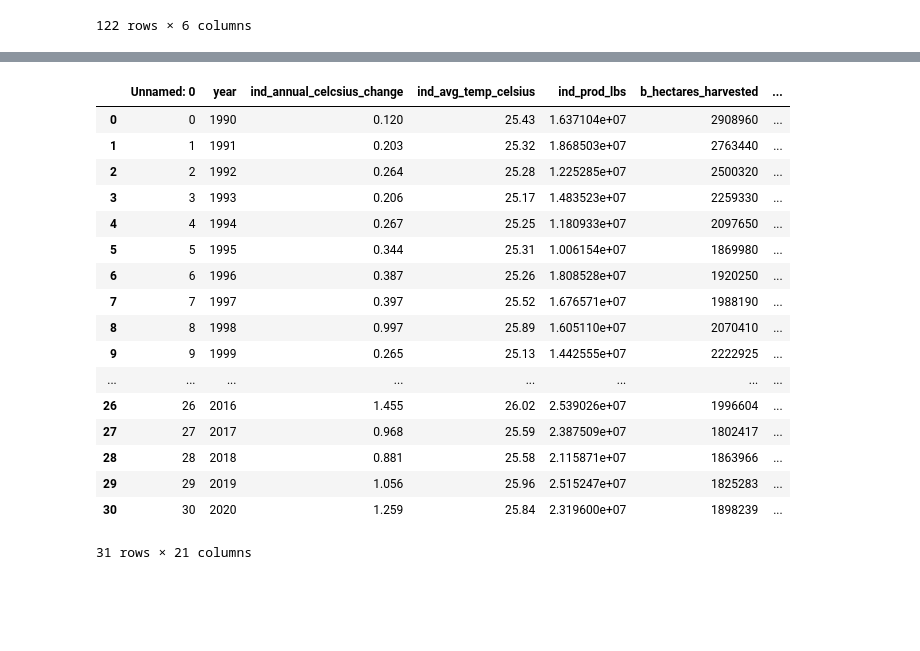
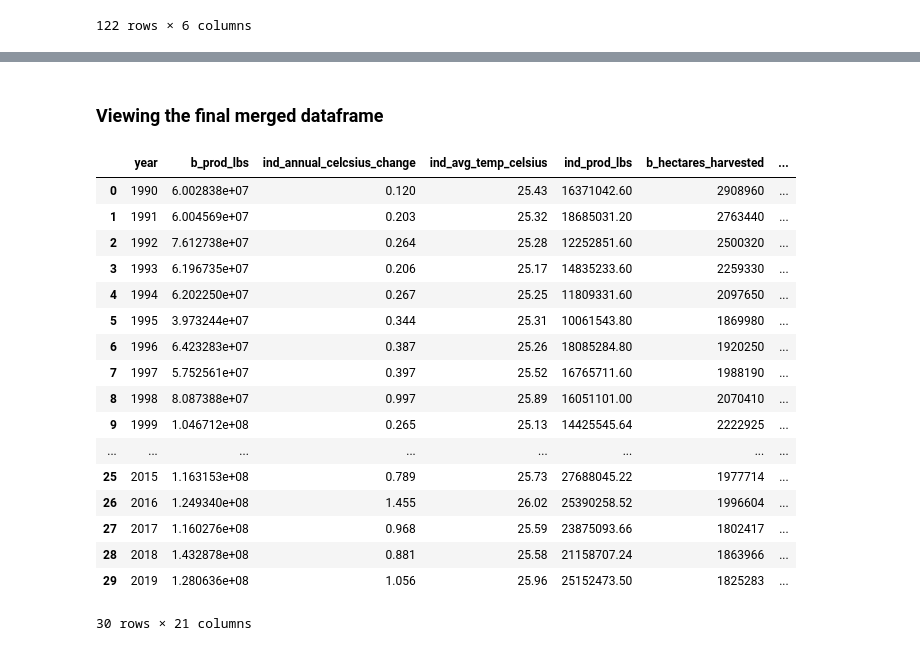
Before and after one commit to sanghyuns/Climate_Change_vs_Coffee_Production, a Jupyter notebook: Shawn.ipynb, the cells around one changed output, grey strips where cells are left out. Saved outputs shown, nothing was run; the diff lists cells and outputs as text; code cells hidden in the pictures; blank space fills up the shorter version.

```diff
--- a/Shawn.ipynb
+++ b/Shawn.ipynb
@@ -265,21 +277,25 @@ cleaned_merged_df2['e_avg_temp'] = ethiopia_df['e_avg_temp']
-# %%
-cleaned_merged_df2.to_csv
-# %% [output]
-|  | Unnamed: 0 | year | ind_annual_celcsius_change | ind_avg_temp_celsius | ind_prod_lbs | b_hectares_harvested | ... |
-| 0 | 0 | 1990 | 0.120 | 25.43 | 1.637104e+07 | 2908960 | ... |
-| 1 | 1 | 1991 | 0.203 | 25.32 | 1.868503e+07 | 2763440 | ... |
-| 2 | 2 | 1992 | 0.264 | 25.28 | 1.225285e+07 | 2500320 | ... |
-| 3 | 3 | 1993 | 0.206 | 25.17 | 1.483523e+07 | 2259330 | ... |
-| 4 | 4 | 1994 | 0.267 | 25.25 | 1.180933e+07 | 2097650 | ... |
-| 5 | 5 | 1995 | 0.344 | 25.31 | 1.006154e+07 | 1869980 | ... |
-| 6 | 6 | 1996 | 0.387 | 25.26 | 1.808528e+07 | 1920250 | ... |
-| 7 | 7 | 1997 | 0.397 | 25.52 | 1.676571e+07 | 1988190 | ... |
-| 8 | 8 | 1998 | 0.997 | 25.89 | 1.605110e+07 | 2070410 | ... |
-| 9 | 9 | 1999 | 0.265 | 25.13 | 1.442555e+07 | 2222925 | ... |
-| ... | ... | ... | ... | ... | ... | ... | ... |
-| 26 | 26 | 2016 | 1.455 | 26.02 | 2.539026e+07 | 1996604 | ... |
-| 27 | 27 | 2017 | 0.968 | 25.59 | 2.387509e+07 | 1802417 | ... |
-| 28 | 28 | 2018 | 0.881 | 25.58 | 2.115871e+07 | 1863966 | ... |
-| 29 | 29 | 2019 | 1.056 | 25.96 | 2.515247e+07 | 1825283 | ... |
-| 30 | 30 | 2020 | 1.259 | 25.84 | 2.319600e+07 | 1898239 | ... |
-31 rows × 21 columns
+# %% [markdown]
+### Viewing the final merged dataframe
+# %%
+final_df = pd.read_csv('./data/cleaned_merged_df4.csv', index_col=0)
+# %%
+final_df
+# %% [output]
+|  | year | b_prod_lbs | ind_annual_celcsius_change | ind_avg_temp_celsius | ind_prod_lbs | b_hectares_harvested | ... |
+| 0 | 1990 | 6.002838e+07 | 0.120 | 25.43 | 16371042.60 | 2908960 | ... |
+| 1 | 1991 | 6.004569e+07 | 0.203 | 25.32 | 18685031.20 | 2763440 | ... |
+| 2 | 1992 | 7.612738e+07 | 0.264 | 25.28 | 12252851.60 | 2500320 | ... |
+| 3 | 1993 | 6.196735e+07 | 0.206 | 25.17 | 14835233.60 | 2259330 | ... |
+| 4 | 1994 | 6.202250e+07 | 0.267 | 25.25 | 11809331.60 | 2097650 | ... |
+| 5 | 1995 | 3.973244e+07 | 0.344 | 25.31 | 10061543.80 | 1869980 | ... |
+| 6 | 1996 | 6.423283e+07 | 0.387 | 25.26 | 18085284.80 | 1920250 | ... |
+| 7 | 1997 | 5.752561e+07 | 0.397 | 25.52 | 16765711.60 | 1988190 | ... |
+| 8 | 1998 | 8.087388e+07 | 0.997 | 25.89 | 16051101.00 | 2070410 | ... |
+| 9 | 1999 | 1.046712e+08 | 0.265 | 25.13 | 14425545.64 | 2222925 | ... |
+| ... | ... | ... | ... | ... | ... | ... | ... |
+| 25 | 2015 | 1.163153e+08 | 0.789 | 25.73 | 27688045.22 | 1977714 | ... |
+| 26 | 2016 | 1.249340e+08 | 1.455 | 26.02 | 25390258.52 | 1996604 | ... |
+| 27 | 2017 | 1.160276e+08 | 0.968 | 25.59 | 23875093.66 | 1802417 | ... |
+| 28 | 2018 | 1.432878e+08 | 0.881 | 25.58 | 21158707.24 | 1863966 | ... |
+| 29 | 2019 | 1.280636e+08 | 1.056 | 25.96 | 25152473.50 | 1825283 | ... |
+30 rows × 21 columns
```
Also changed, not shown: parts of 9 cells of this notebook.
